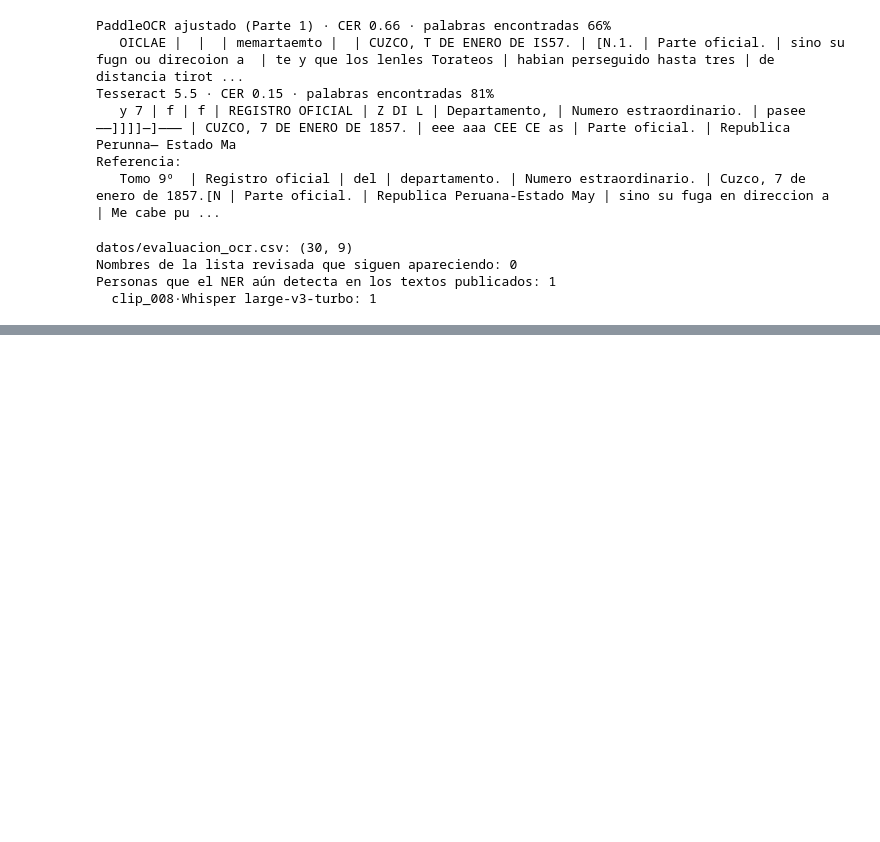
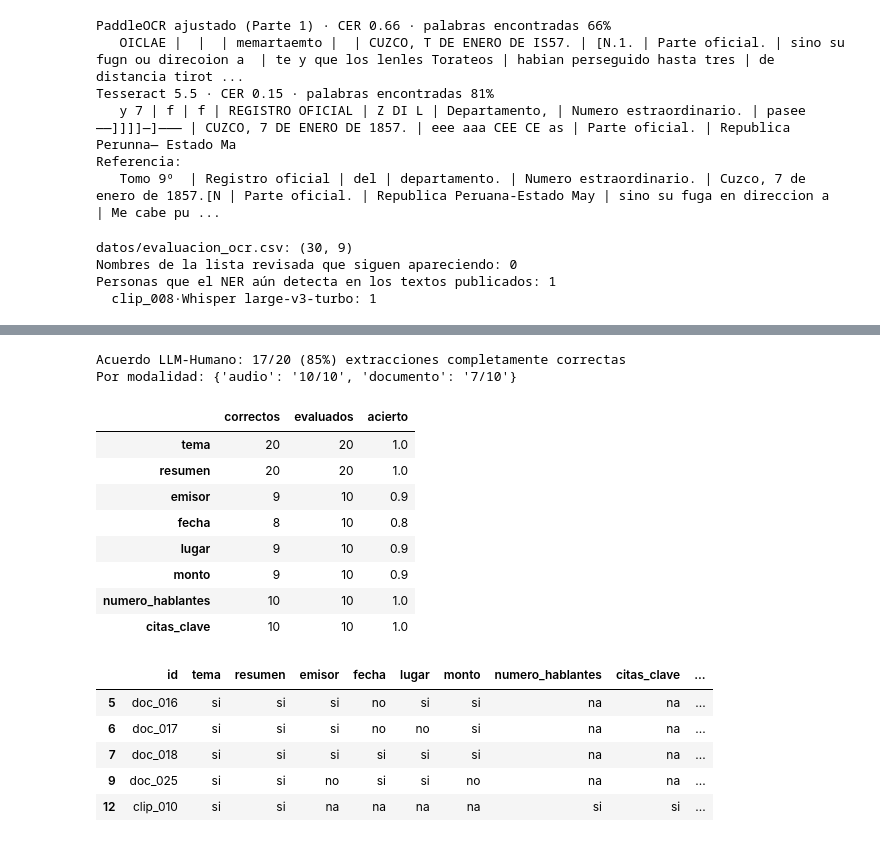
Before and after one commit to SusanMontalvo81/Diplomado-Su-2026, a Jupyter notebook: tarea_2/02_evaluacion.ipynb, the cells around one changed output, grey strips where cells are left out. Cells and saved outputs as stored; diff of their text form; code cells hidden in the pictures; blank space fills up the shorter version.

```diff
--- a/tarea_2/02_evaluacion.ipynb
+++ b/tarea_2/02_evaluacion.ipynb
@@ -421,0 +469,29 @@ Personas que el NER aún detecta en los textos publicados: 1
+# %%
+aud = pd.read_csv("datos/auditoria_llm.csv").fillna("")
+CAMPOS_AUD = ["tema", "resumen", "emisor", "fecha", "lugar", "monto", "numero_hablantes", "citas_clave"]
+aud["correcta"] = aud[CAMPOS_AUD].apply(lambda f: all(v in ("si", "na") for v in f), axis=1)
+acuerdo = int(aud["correcta"].sum())
+print(f"Acuerdo LLM-Humano: {acuerdo}/20 ({acuerdo / 20:.0%}) extracciones completamente correctas")
+print("Por modalidad:", aud.groupby("modalidad")["correcta"].agg(lambda s: f"{s.sum()}/{len(s)}").to_dict())
+por_campo = pd.DataFrame({c: {"correctos": (aud[c] == "si").sum(), "evaluados": (aud[c] != "na").sum()} for c in CAMPOS_AUD}).T
+por_campo["acierto"] = (por_campo["correctos"] / por_campo["evaluados"]).round(2)
+display(por_campo)
+display(aud.loc[~aud["correcta"] | (aud["comentario"] != ""), ["id"] + CAMPOS_AUD + ["comentario"]])
+# %% [output]
+Acuerdo LLM-Humano: 17/20 (85%) extracciones completamente correctas
+Por modalidad: {'audio': '10/10', 'documento': '7/10'}
+|  | correctos | evaluados | acierto |
+| tema | 20 | 20 | 1.0 |
+| resumen | 20 | 20 | 1.0 |
+| emisor | 9 | 10 | 0.9 |
+| fecha | 8 | 10 | 0.8 |
+| lugar | 9 | 10 | 0.9 |
+| monto | 9 | 10 | 0.9 |
+| numero_hablantes | 10 | 10 | 1.0 |
+| citas_clave | 10 | 10 | 1.0 |
+|  | id | tema | resumen | emisor | fecha | lugar | monto | numero_hablantes | citas_clave | ... |
+| 5 | doc_016 | si | si | si | no | si | si | na | na | ... |
+| 6 | doc_017 | si | si | si | no | no | si | na | na | ... |
+| 7 | doc_018 | si | si | si | si | si | si | na | na | ... |
+| 9 | doc_025 | si | si | no | si | si | no | na | na | ... |
+| 12 | clip_010 | si | si | na | na | na | na | si | si | ... |
```
Also changed, not shown: parts of 9 cells of this notebook, 1 other file.
